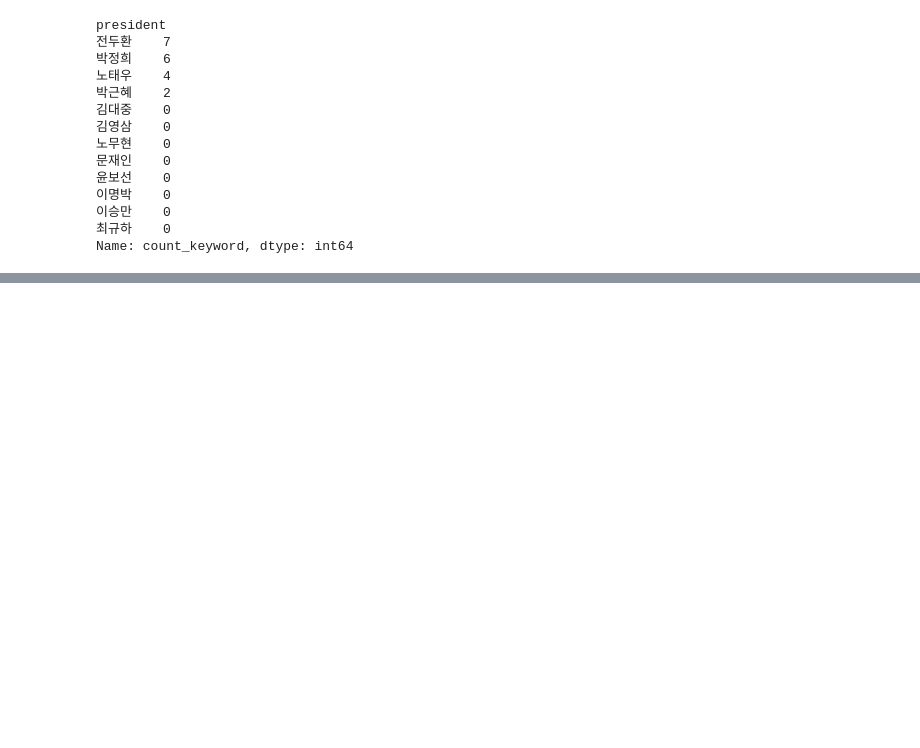
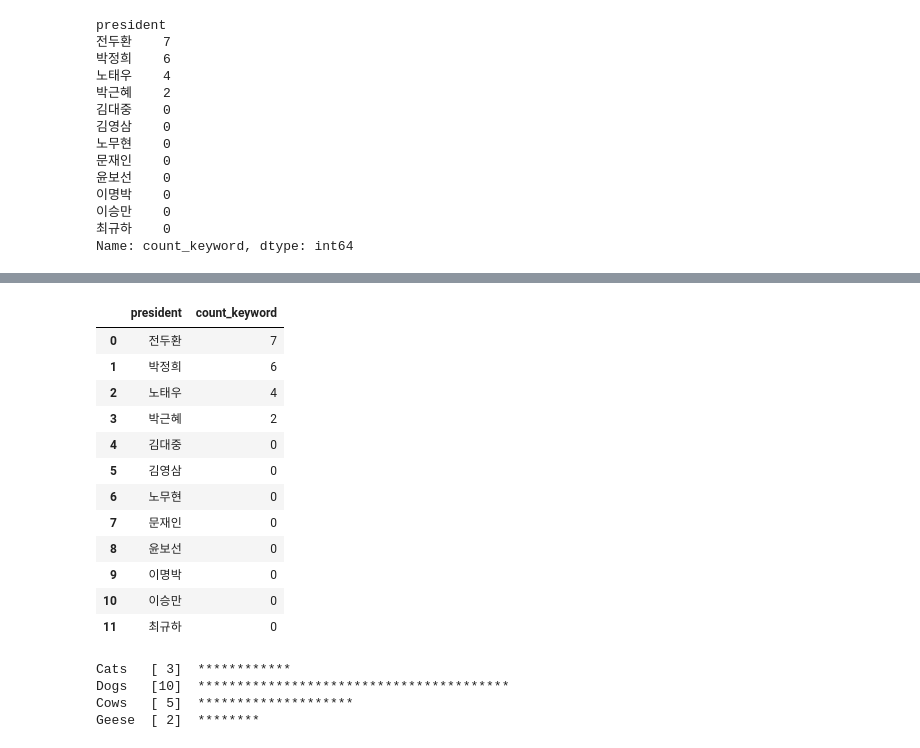
Before and after one commit to edu-data-mario/president-speech, a Jupyter notebook: note/trimming.ipynb, the cells around one changed output, grey strips where cells are left out. Cells and saved outputs as stored; diff of their text form; code cells hidden in the pictures; blank space fills up the shorter version.

```diff
--- a/note/trimming.ipynb
+++ b/note/trimming.ipynb
@@ -348,0 +366,19 @@ print(tabulate(df, headers=['대통령', '언급 횟수'], tablefmt='pipe'))
+# %%
+import pandas as pd
+import termplotlib as tpl
+
+keyword = '독립'
+
+df = pd.read_parquet("../src/president_speech/db/parquet/president_speech_ko.parquet")
+df['count_keyword'] = df['speech_text'].str.findall(keyword).str.len()
+df = df.groupby('president')['count_keyword'].sum().sort_values(ascending=False).to_frame().reset_index()
+
+# 0번 인덱스 열 제거
+# df = df.iloc[:, 1:]
+
+# 막대 그래프 생성
+fig = tpl.figure()
+fig.barh(df['count_keyword'], df['president'], force_ascii=True)
+
+# 출력
+fig.show()
@@ -348,0 +398,27 @@ print(tabulate(df, headers=['대통령', '언급 횟수'], tablefmt='pipe'))
+# %%
+df
+# %% [output]
+|  | president | count_keyword |
+| 0 | 전두환 | 7 |
+| 1 | 박정희 | 6 |
+| 2 | 노태우 | 4 |
+| 3 | 박근혜 | 2 |
+| 4 | 김대중 | 0 |
+| 5 | 김영삼 | 0 |
+| 6 | 노무현 | 0 |
+| 7 | 문재인 | 0 |
+| 8 | 윤보선 | 0 |
+| 9 | 이명박 | 0 |
+| 10 | 이승만 | 0 |
+| 11 | 최규하 | 0 |
+# %%
+import termplotlib as tpl
+
+fig = tpl.figure()
+fig.barh([3, 10, 5, 2], ["Cats", "Dogs", "Cows", "Geese"], force_ascii=True)
+fig.show()
+# %% [output]
+Cats   [ 3]  ************
+Dogs   [10]  ****************************************
+Cows   [ 5]  ********************
+Geese  [ 2]  ********
```
Also changed, not shown: parts of 4 cells of this notebook, 3 other files.
